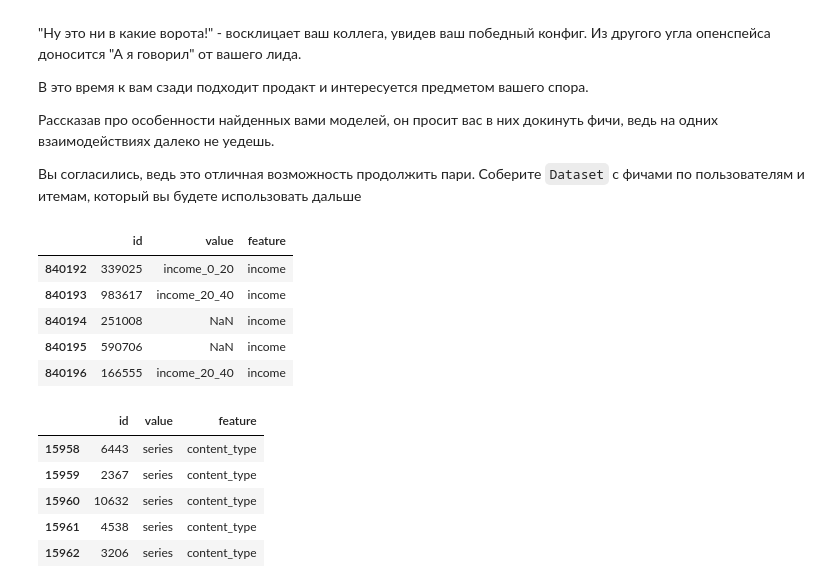
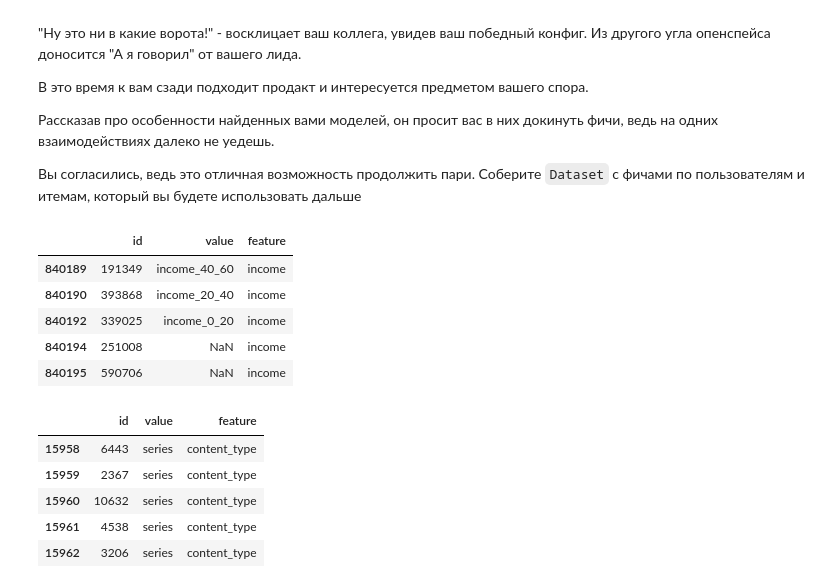
Before and after one commit to qw1zzard/itmo_recsys, a Jupyter notebook: notebooks/hw_4/mf.ipynb, the cells around one changed output. Drawn from its saved outputs; the diff is of its cells as text; code cells hidden in the pictures.

Commit message:
Filter unknowns for iALS user_ids

```diff
--- a/notebooks/hw_4/mf.ipynb
+++ b/notebooks/hw_4/mf.ipynb
@@ -220,21 +220,22 @@ assert map10.calc(recos, test) >= 0.066
 
 Вы согласились, ведь это отличная возможность продолжить пари. Соберите `Dataset` с фичами по пользователям и итемам, который вы будете использовать дальше
 # %%
+users = users.loc[users[Columns.User].isin(interactions[Columns.User])].copy()
 user_features_frames = []
 
 for feature in ['sex', 'age', 'income']:
     feature_frame = users.reindex(columns=[Columns.User, feature])
     feature_frame.columns = ['id', 'value']
     feature_frame['feature'] = feature
     user_features_frames.append(feature_frame)
 
 user_features = pd.concat(user_features_frames)
 user_features.tail()
 # %% [output]
 |  | id | value | feature |
+| 840189 | 191349 | income_40_60 | income |
+| 840190 | 393868 | income_20_40 | income |
 | 840192 | 339025 | income_0_20 | income |
-| 840193 | 983617 | income_20_40 | income |
 | 840194 | 251008 | NaN | income |
 | 840195 | 590706 | NaN | income |
-| 840196 | 166555 | income_20_40 | income |
 # %%
```
Also changed, not shown: parts of 2 cells of this notebook, 2 other files.
